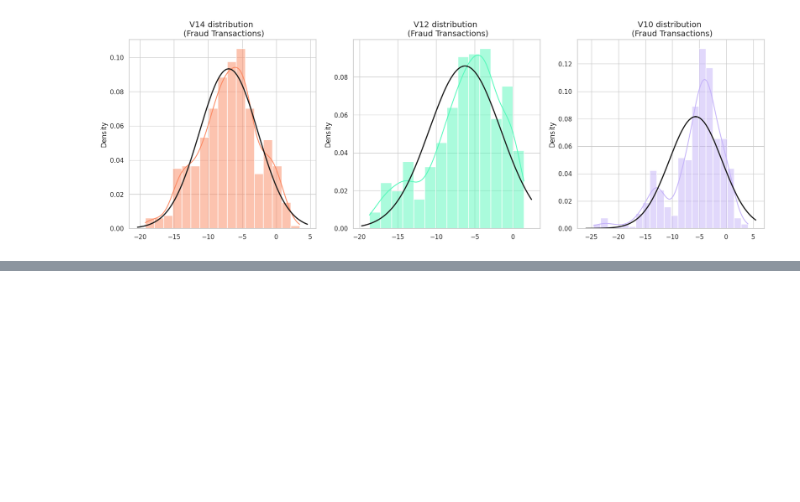
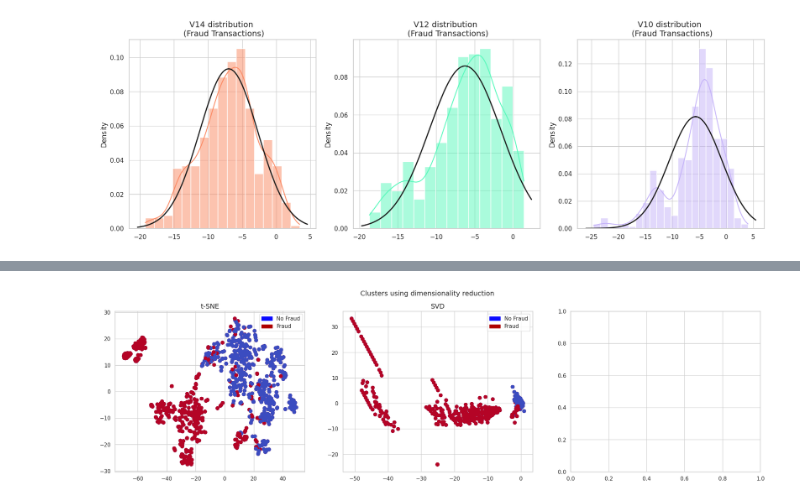
Before and after one commit to mohammad-jafary/data_science_projects, a Jupyter notebook: creditcardfraud/creditcardfraud.ipynb, the cells around one changed output, grey strips where cells are left out. Cells and saved outputs as stored; diff of their text form; code cells hidden in the pictures; blank space fills up the shorter version.

Commit message:
addes clustering using t-SNE, SVD, PCA

```diff
--- a/creditcardfraud/creditcardfraud.ipynb
+++ b/creditcardfraud/creditcardfraud.ipynb
@@ -295,0 +382,30 @@ V14 outliers: [np.float64(-17.7216383537133), np.float64(-17.6206343516773)]
+# %%
+import matplotlib.patches as mpatches
+
+
+f, (ax1, ax2, ax3) = plt.subplots(1, 3, figsize=(24, 6))
+
+f.suptitle("Clusters using dimensionality reduction", fontsize=14)
+
+blue_patch = mpatches.Patch(color="#0A0AFF", label="No Fraud")
+red_patch = mpatches.Patch(color="#AF0000", label="Fraud")
+
+ax1.scatter(X_reduced_tsne[:,0], X_reduced_tsne[:,1], c=(y==0), cmap="coolwarm", label="No Fraud", linewidths=2)
+ax1.scatter(X_reduced_tsne[:,0], X_reduced_tsne[:,1], c=(y==1), cmap="coolwarm", label="Fraud", linewidths=2)
+ax1.set_title("t-SNE", fontsize=14)
+
+ax1.grid(True)
+
+ax1.legend(handles=[blue_patch, red_patch])
+
+ax2.scatter(X_reduced_svd[:,0], X_reduced_svd[:,1], c=(y==0), cmap="coolwarm", label="No Fraud", linewidths=2)
+ax2.scatter(X_reduced_svd[:,0], X_reduced_svd[:,1], c=(y==1), cmap="coolwarm", label="Fraud", linewidths=2)
+ax2.set_title("SVD", fontsize=14)
+
+ax2.grid(True)
+
+ax2.legend(handles=[blue_patch, red_patch])
+
+plt.show()
+# %% [output]
+[figure, added]
```
Also changed, not shown: parts of 8 cells of this notebook.
